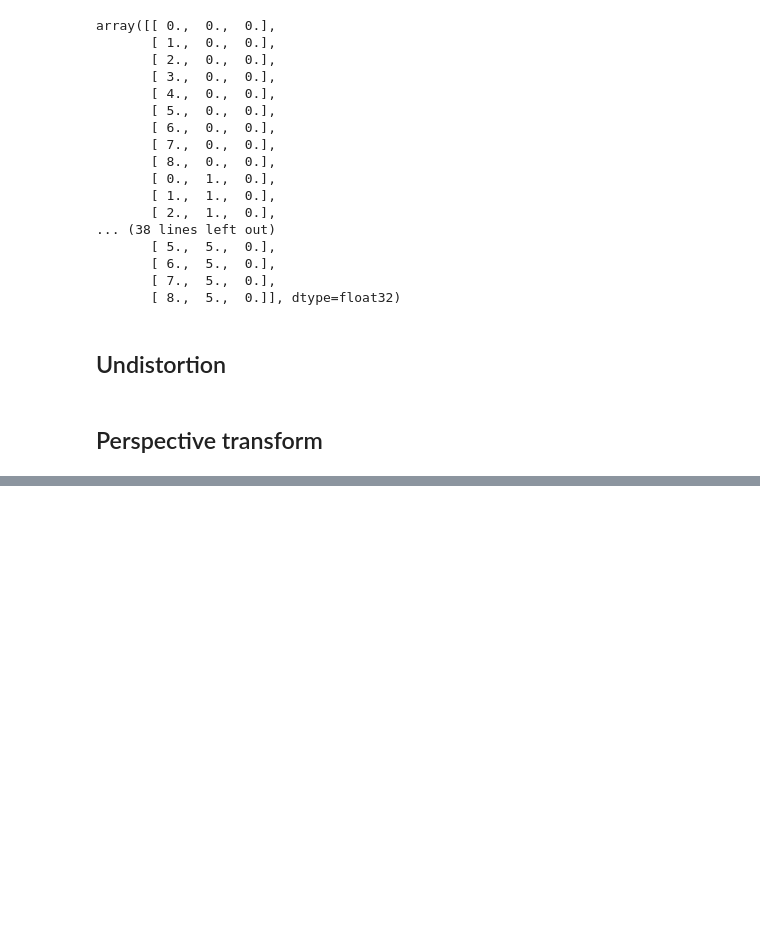
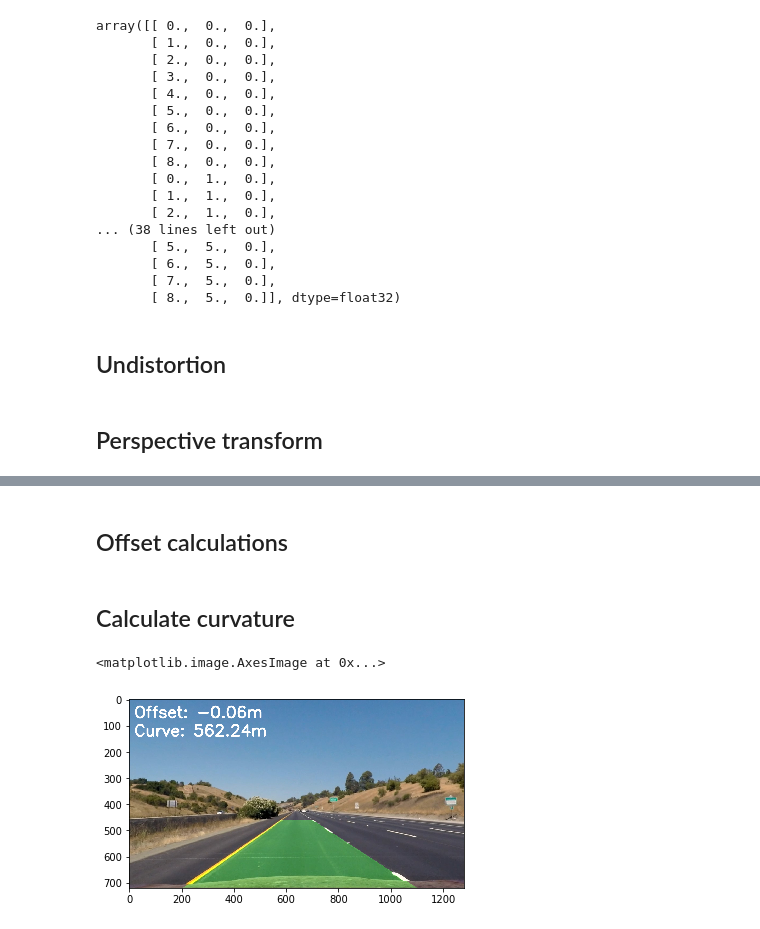
Before and after one commit to johnciocoiu/udacity-nd-self-driving-car-project-4, a Jupyter notebook: advanced-lane-lines.ipynb, the cells around one changed output, grey strips where cells are left out. Cells and saved outputs as stored; diff of their text form; code cells hidden in the pictures; blank space fills up the shorter version.

```diff
--- a/advanced-lane-lines.ipynb
+++ b/advanced-lane-lines.ipynb
@@ -100,0 +343,2 @@ def change_perspective(img):
+# %% [markdown]
+## Offset calculations
@@ -100,0 +368,2 @@ def change_perspective(img):
+# %% [markdown]
+## Calculate curvature
@@ -100,0 +393,10 @@ def change_perspective(img):
+# %%
+
+test_image = mpimg.imread('test_images/straight_lines1.jpg')
+
+x1, x2, x3, x4, x5, ploty, left_fitx, right_fitx, drawed_field, offset, result = process_image(test_image)
+
+plt.imshow(result)
+# %% [output]
+<matplotlib.image.AxesImage at 0x...>
+[figure, added]
```
Also changed, not shown: parts of 24 cells of this notebook, 9 other files.
